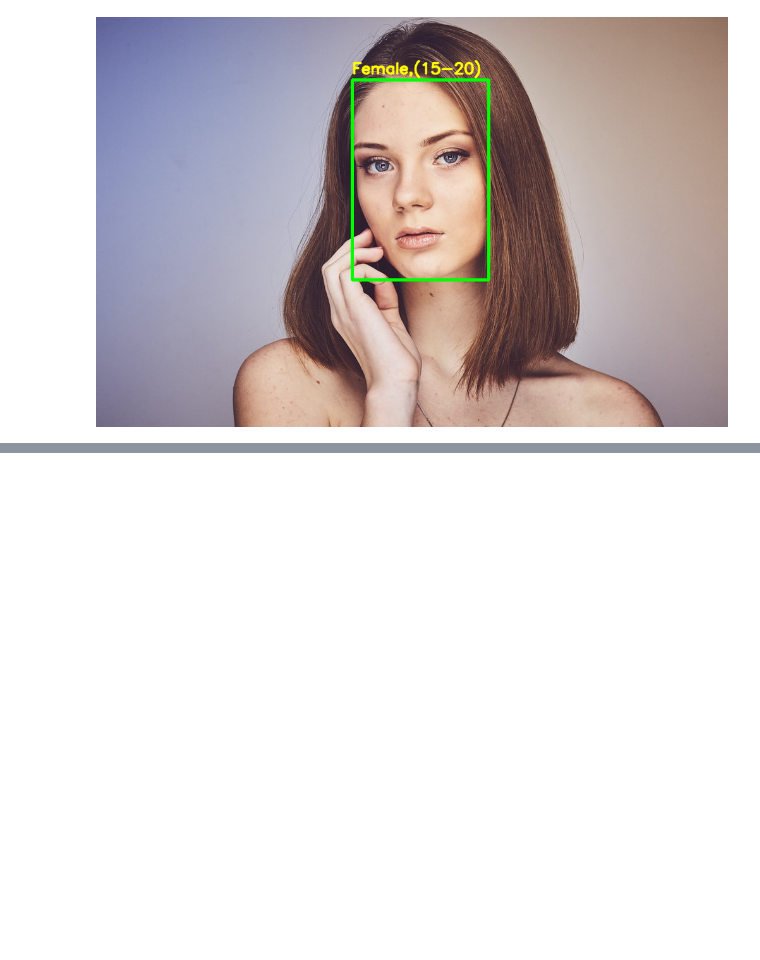
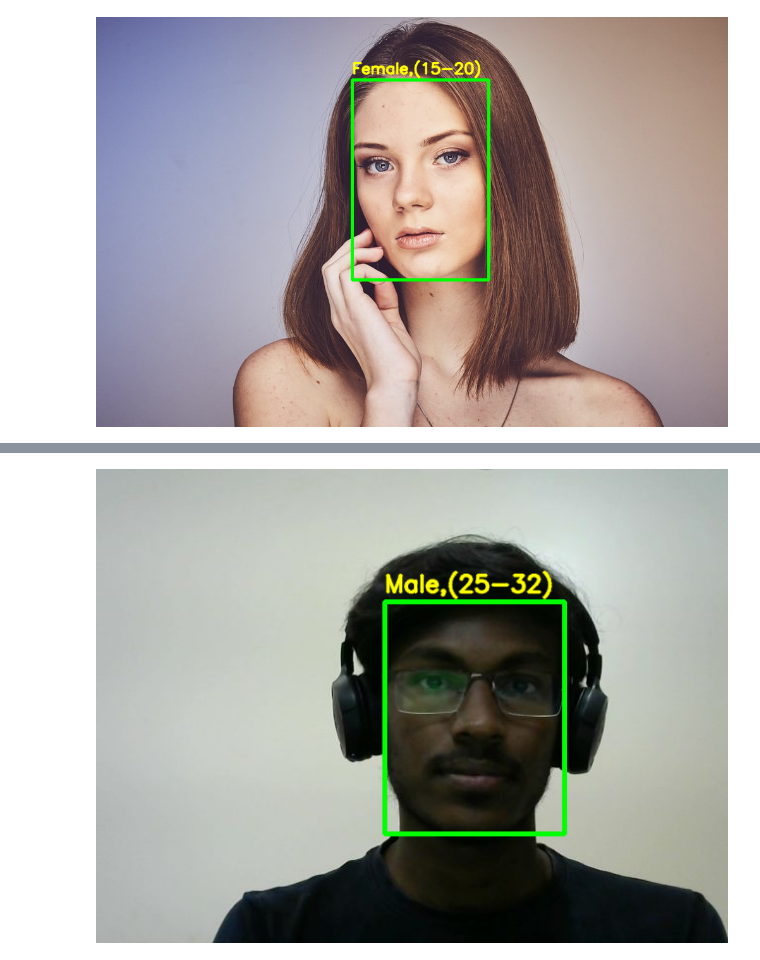
Before and after one commit to Liketh/AgeGenderDetection-Project, a Jupyter notebook: AgeGenderDetection.ipynb, the cells around one changed output, grey strips where cells are left out. Saved outputs shown, nothing was run; the diff lists cells and outputs as text; code cells hidden in the pictures; blank space fills up the shorter version.

```diff
--- a/AgeGenderDetection.ipynb
+++ b/AgeGenderDetection.ipynb
@@ -112,0 +172,6 @@ cv2_imshow(output)
+# %%
+input = cv.imread("photo.jpg")
+output = age_gender_detector(input)
+cv2_imshow(output)
+# %% [output]
+[figure, added]
```
Also changed, not shown: parts of 2 cells of this notebook.
